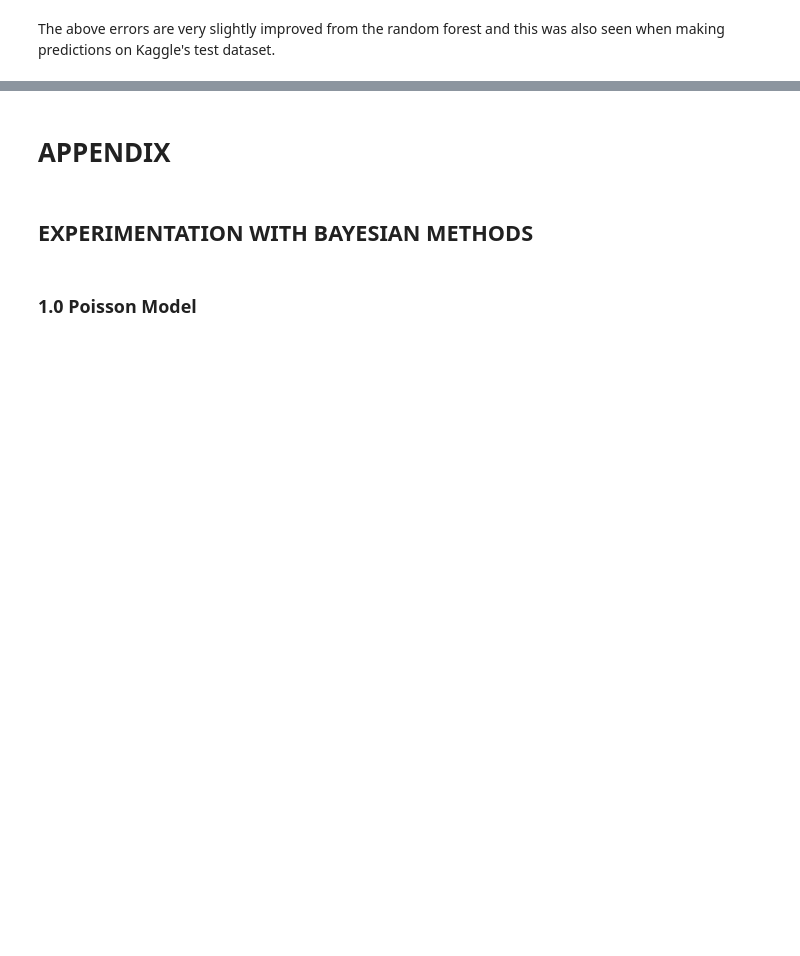
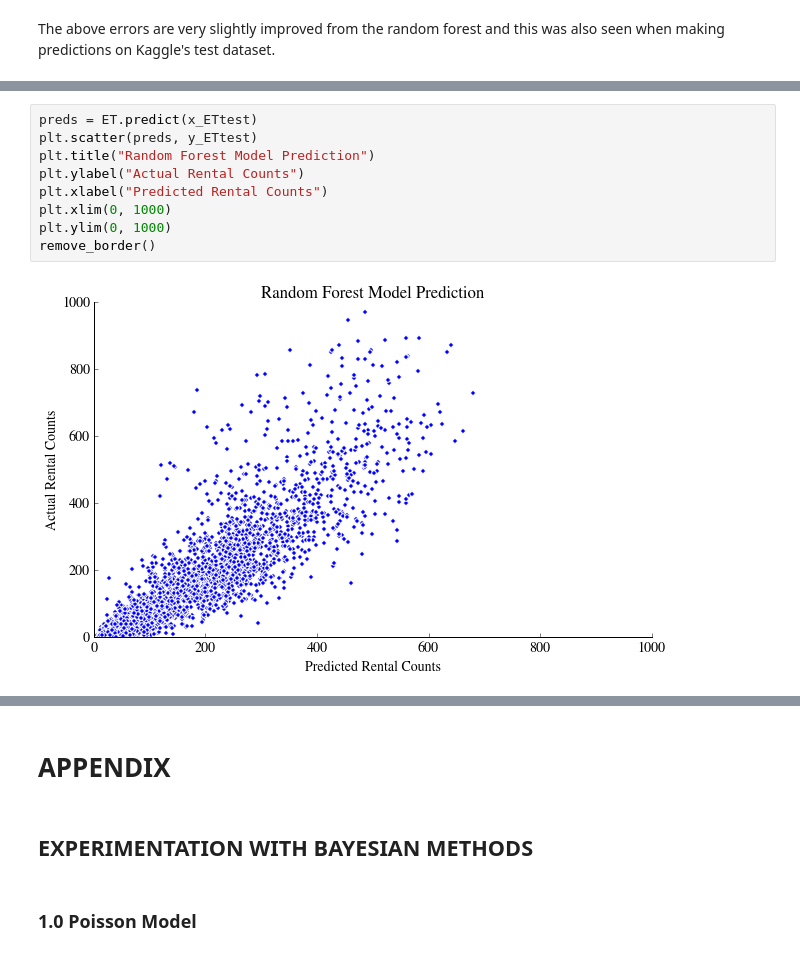
Before and after one commit to fraser-campbell/Machine-Learning-Projects, a Jupyter notebook: Bike Sharing/Bike Sharing.ipynb, the cells around one changed output, grey strips where cells are left out. Cells and saved outputs as stored; diff of their text form; blank space fills up the shorter version.

```diff
--- a/Bike Sharing/Bike Sharing.ipynb
+++ b/Bike Sharing/Bike Sharing.ipynb
@@ -770,0 +836,11 @@ pd.DataFrame.to_csv(dfET, 'submission_ET.csv', index = False)
+# %%
+preds = ET.predict(x_ETtest)
+plt.scatter(preds, y_ETtest)
+plt.title("Random Forest Model Prediction")
+plt.ylabel("Actual Rental Counts")
+plt.xlabel("Predicted Rental Counts")
+plt.xlim(0, 1000)
+plt.ylim(0, 1000)
+remove_border()
+# %% [output]
+[figure, added]
```
Also changed, not shown: parts of 25 cells of this notebook.
